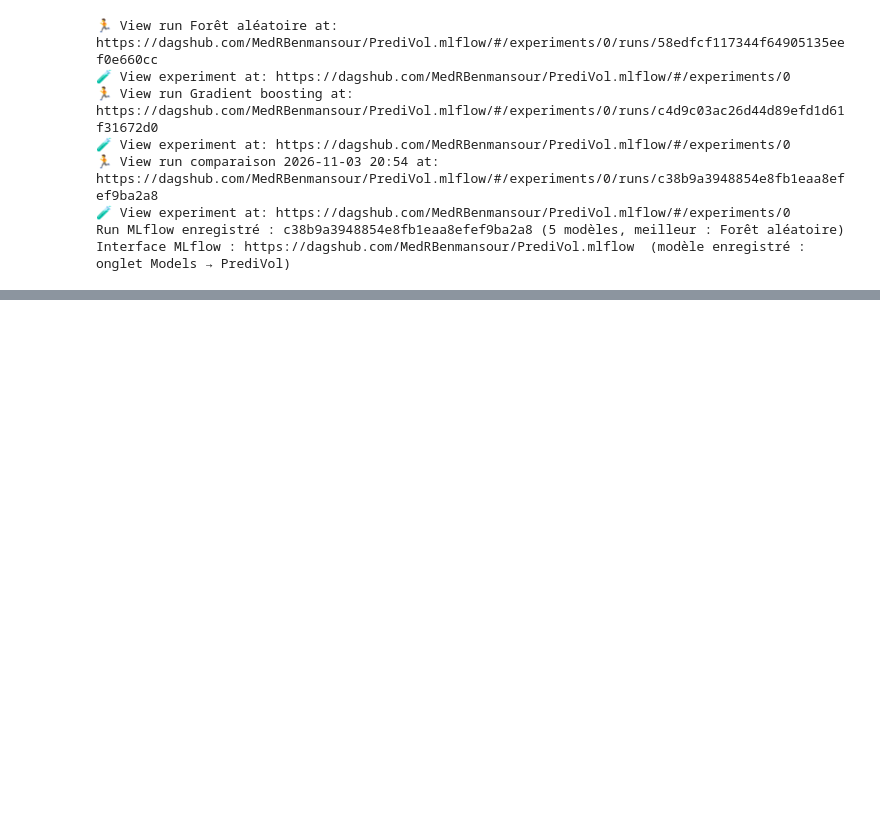
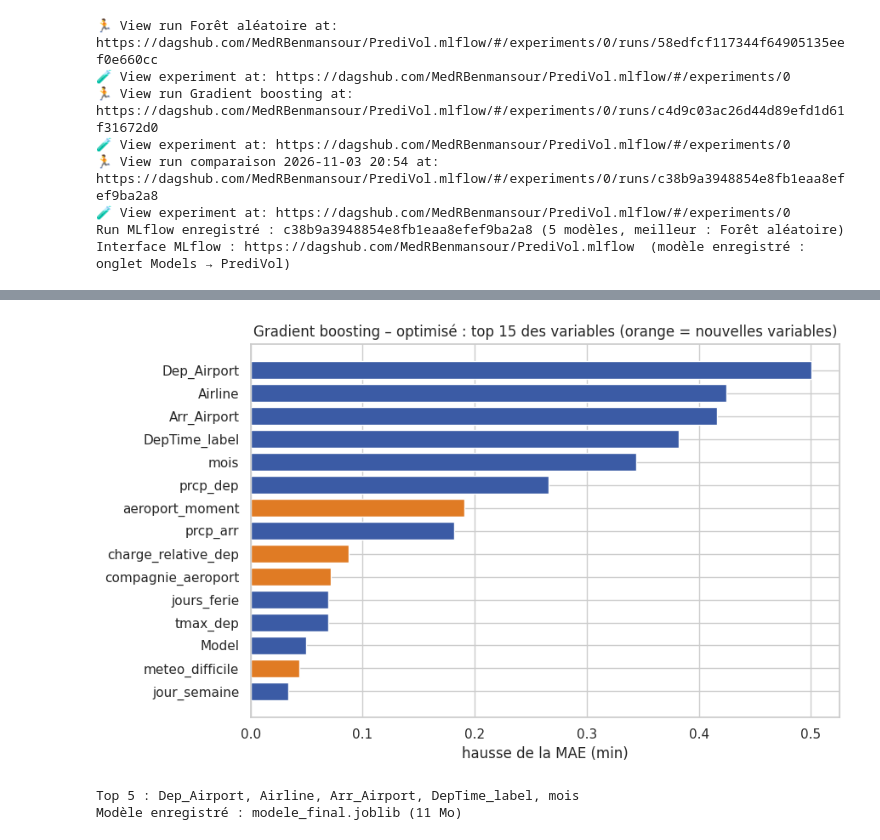
Before and after one commit to MedRBenmansour/PrediVol, a Jupyter notebook: PrediVol.ipynb, the cells around one changed output, grey strips where cells are left out. Saved outputs shown, nothing was run; the diff lists cells and outputs as text; code cells hidden in the pictures; blank space fills up the shorter version.

```diff
--- a/PrediVol.ipynb
+++ b/PrediVol.ipynb
@@ -1431,0 +1792,24 @@ Interface MLflow : https://dagshub.com/MedRBenmansour/PrediVol.mlflow  (modèle
+# %%
+# Cibles du contrat : base (partie 2) → modèle final (validation)
+b, f = res.set_index("modèle").loc[MEILLEUR], c.loc[FINAL]
+sens = {"MAE (min)": "≤", "RMSE (min)": "≤", "capture gros retards (%)": "≥", "prédictions à ±15 min (%)": "≥"}
+bilan = pd.DataFrame([{"métrique": m, "base (Jalon 2, partie 2)": round(b[m], 2), "cible": f"{sens[m]} {CIBLES[m]}",
+                       "modèle final": round(f[m], 2),
+                       "cible atteinte": "oui" if (f[m] <= CIBLES[m] if sens[m] == "≤" else f[m] >= CIBLES[m]) else "non",
+                       "évolution": f"{f[m] - b[m]:+.2f}"} for m in CIBLES])
+display(bilan)
+bilan.to_csv("bilan_contrat.csv", index=False, encoding="utf-8-sig")
+
+# Intervalle 10 %–90 % (régression quantile)
+reglages = {k.replace("mod__", ""): v for k, v in recherche_gb.best_params_.items() if k != "mod__loss"}
+bornes = {}
+for q in [0.1, 0.9]:
+    mq = Pipeline([("prep", prep_arbres_v2(False)),
+                   ("mod", HistGradientBoostingRegressor(loss="quantile", quantile=q, categorical_features=IDX_CAT,
+                                                         max_iter=800, early_stopping=True, random_state=GRAINE, **reglages))])
+    mq.fit(X_tr2, y_tr); bornes[q] = mq.predict(X_te)
+dedans = (y_te.values >= bornes[0.1]) & (y_te.values <= bornes[0.9])
+LARGEUR = np.median(bornes[0.9] - bornes[0.1])
+print(f"Intervalle 10–90 % (test) : {dedans.mean() * 100:.1f} % des vols dedans (attendu ≈ 80 %), "
+      f"largeur médiane {LARGEUR:.0f} min (modèle naïf par route, Jalon 1 : 59 min)")
+chrono("section 28")
@@ -1431,0 +1824,19 @@ Interface MLflow : https://dagshub.com/MedRBenmansour/PrediVol.mlflow  (modèle
+# %%
+# Variables les plus importantes du modèle final (permutation sur 10 000 vols de test)
+sous = X_te.sample(min(10_000, len(X_te)), random_state=GRAINE)
+imp = permutation_importance(modele_final, sous, y_te.loc[sous.index], n_repeats=3,
+                             scoring="neg_mean_absolute_error", random_state=GRAINE, n_jobs=1)
+imp = pd.Series(imp.importances_mean, index=sous.columns).sort_values(ascending=False)
+couleurs = [ORANGE if v in TE + ["charge_relative_dep", "meteo_difficile"] else BLEU for v in imp.head(15).index[::-1]]
+plt.figure(figsize=(9, 5.5)); plt.barh(imp.head(15).index[::-1], imp.head(15).values[::-1], color=couleurs)
+plt.title(f"{FINAL} : top 15 des variables (orange = nouvelles variables)"); plt.xlabel("hausse de la MAE (min)")
+sauver("06_importance_modele_final")
+print("Top 5 :", ", ".join(imp.head(5).index))
+
+# Sauvegarde du modèle final (servira au déploiement, Jalon 3)
+joblib.dump(modele_final, "modele_final.joblib", compress=3)
+print(f"Modèle enregistré : modele_final.joblib ({os.path.getsize('modele_final.joblib') / 1e6:.0f} Mo)")
+# %% [output]
+[figure, added]
+Top 5 : Dep_Airport, Airline, Arr_Airport, DepTime_label, mois
+Modèle enregistré : modele_final.joblib (11 Mo)
```
Also changed, not shown: parts of 44 cells of this notebook, 1 other file.
